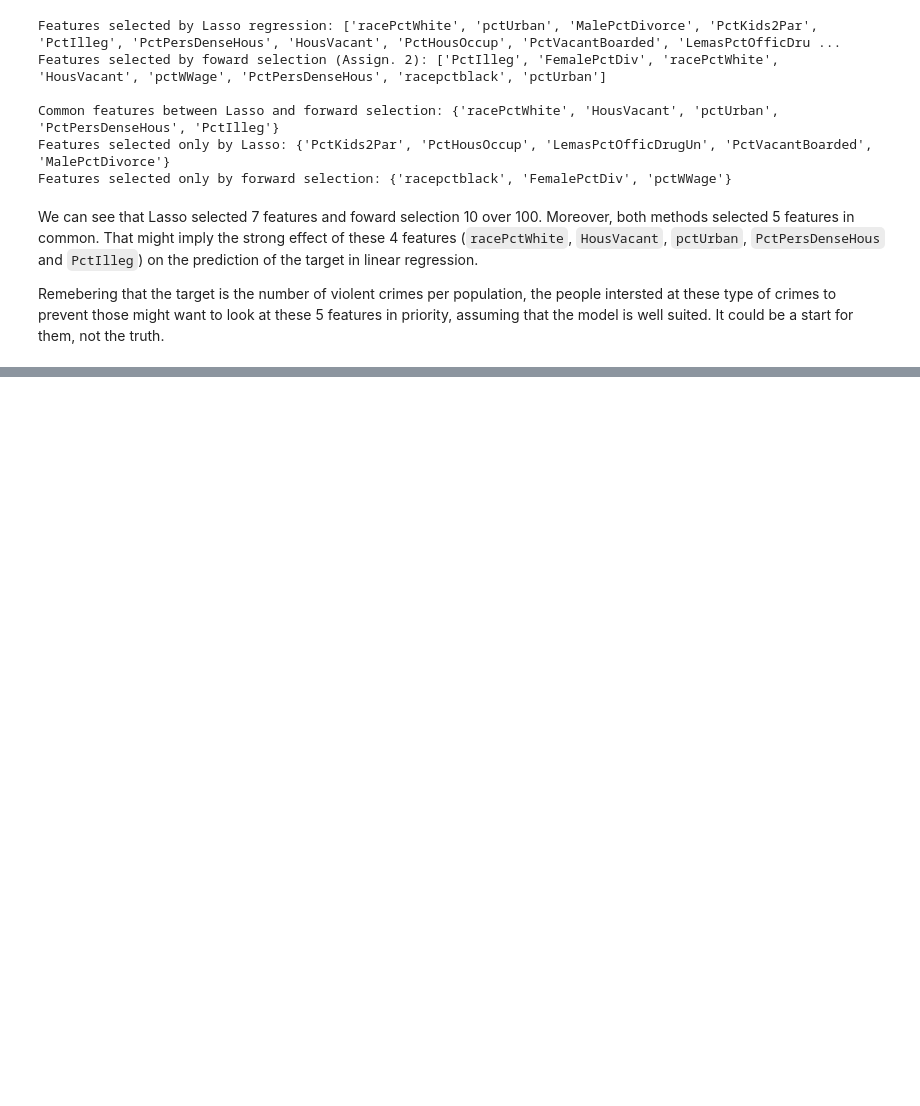
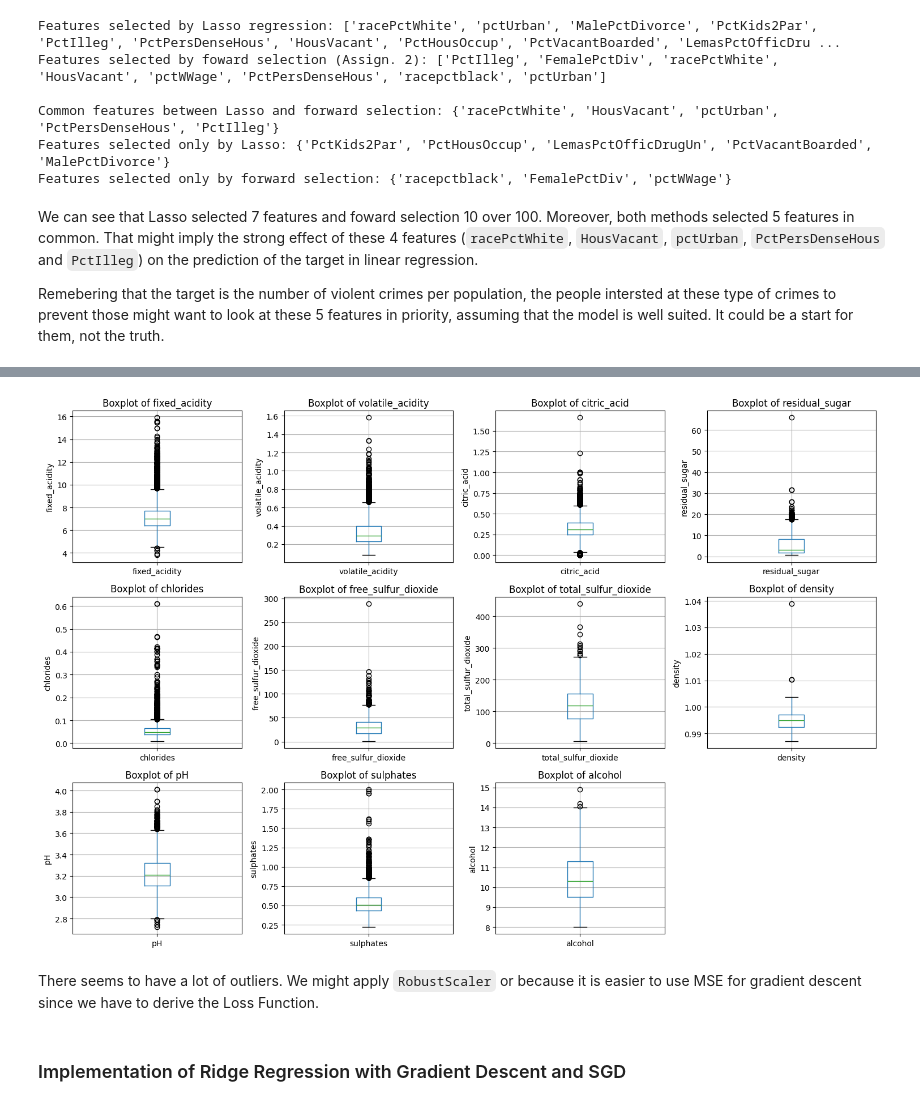
Before and after one commit to Dorianhgn/ML_FRI_Dorian, a Jupyter notebook: Week3/Hugonnet_Assignment3.ipynb, the cells around one changed output, grey strips where cells are left out. Saved outputs shown, nothing was run; the diff lists cells and outputs as text; code cells hidden in the pictures; blank space fills up the shorter version.

```diff
--- a/Week3/Hugonnet_Assignment3.ipynb
+++ b/Week3/Hugonnet_Assignment3.ipynb
@@ -301,0 +309,13 @@ Remebering that the target is the number of violent crimes per population, the p
+# %%
+# fetch dataset
+wine_quality = fetch_ucirepo(id=186)
+
+# data (as pandas dataframes)
+X = wine_quality.data.features
+y = wine_quality.data.targets
+
+# metadata
+print(wine_quality.metadata)
+
+# variable information
+print(wine_quality.variables)
@@ -301,0 +401,24 @@ Remebering that the target is the number of violent crimes per population, the p
+# %%
+# Let us print boxplots
+
+# Define the number of rows and columns for the subplots
+n_rows, n_cols = 3, 4
+fig, axes = plt.subplots(n_rows, n_cols, figsize=(15, 10))
+axes = axes.flatten()  # Flatten to easily iterate through each subplot
+
+# Plot each feature in X
+for i, column in enumerate(X.columns[:n_rows * n_cols]):  # Ensure we don't exceed available axes
+    X.boxplot(column=column, ax=axes[i])
+    axes[i].set_title(f'Boxplot of {column}')
+    axes[i].set_ylabel(column)
+
+# Hide any extra subplots if we have fewer than 12 features
+for j in range(i + 1, n_rows * n_cols):
+    axes[j].axis('off')
+
+plt.tight_layout()
+plt.show()
+# %% [output]
+[figure, added]
+# %% [markdown]
+There seems to have a lot of outliers. We might apply `RobustScaler` or because it is easier to use MSE for gradient descent since we have to derive the Loss Function.
@@ -301,0 +437,2 @@ Remebering that the target is the number of violent crimes per population, the p
+# %% [markdown]
+### Implementation of Ridge Regression with Gradient Descent and SGD
```
Also changed, not shown: parts of 35 cells of this notebook.
